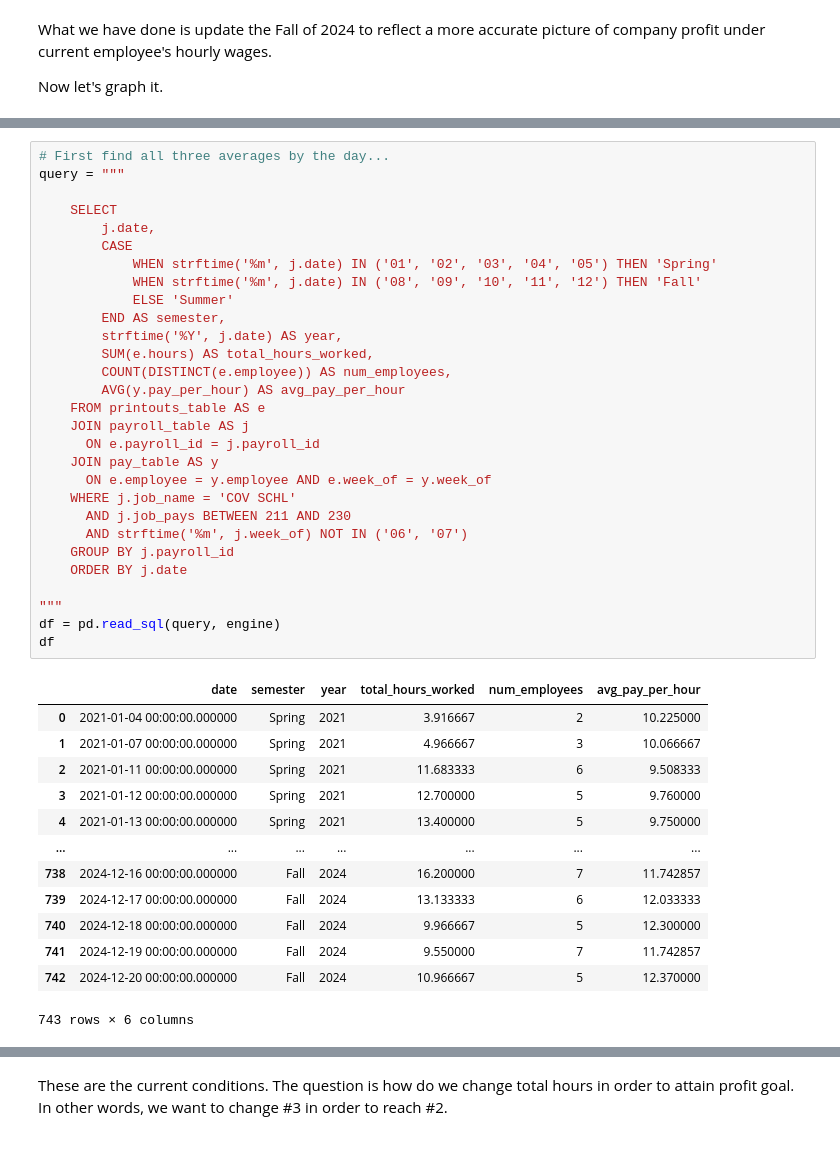
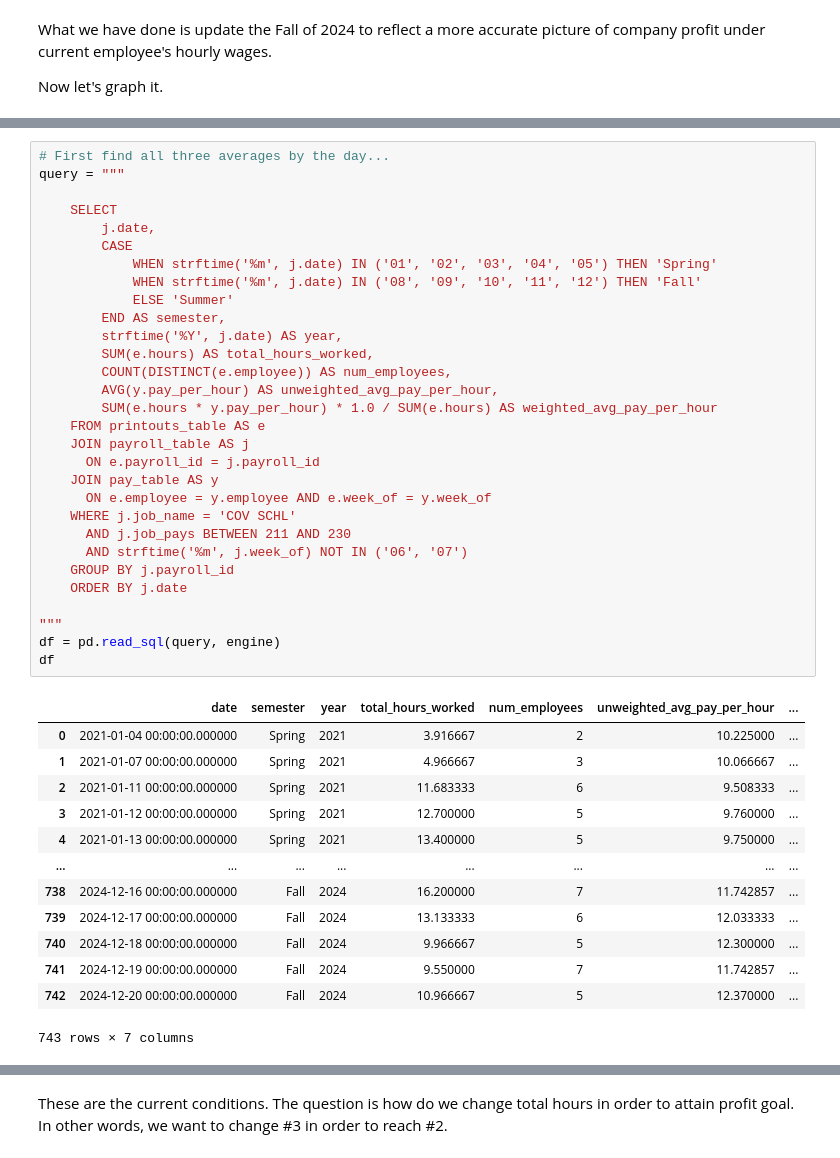
Before and after one commit to brianrosseau/projects, a Jupyter notebook: Kathy's Cleaning.ipynb, the cells around one changed output, grey strips where cells are left out. Saved outputs shown, nothing was run; the diff lists cells and outputs as text.

```diff
--- a/Kathy's Cleaning.ipynb
+++ b/Kathy's Cleaning.ipynb
@@ -1462,44 +1596,45 @@ df
 # %%
 # First find all three averages by the day...
 query = """
 
     SELECT
         j.date,
         CASE
             WHEN strftime('%m', j.date) IN ('01', '02', '03', '04', '05') THEN 'Spring'
             WHEN strftime('%m', j.date) IN ('08', '09', '10', '11', '12') THEN 'Fall'
             ELSE 'Summer'
         END AS semester,
         strftime('%Y', j.date) AS year,
         SUM(e.hours) AS total_hours_worked,
         COUNT(DISTINCT(e.employee)) AS num_employees,
-        AVG(y.pay_per_hour) AS avg_pay_per_hour
+        AVG(y.pay_per_hour) AS unweighted_avg_pay_per_hour,
+        SUM(e.hours * y.pay_per_hour) * 1.0 / SUM(e.hours) AS weighted_avg_pay_per_hour
     FROM printouts_table AS e
     JOIN payroll_table AS j
       ON e.payroll_id = j.payroll_id
     JOIN pay_table AS y
       ON e.employee = y.employee AND e.week_of = y.week_of
     WHERE j.job_name = 'COV SCHL'
       AND j.job_pays BETWEEN 211 AND 230
       AND strftime('%m', j.week_of) NOT IN ('06', '07')
     GROUP BY j.payroll_id
     ORDER BY j.date
 
 """
 df = pd.read_sql(query, engine)
 df
 # %% [output]
-|  | date | semester | year | total_hours_worked | num_employees | avg_pay_per_hour |
-| 0 | 2021-01-04 00:00:00.000000 | Spring | 2021 | 3.916667 | 2 | 10.225000 |
-| 1 | 2021-01-07 00:00:00.000000 | Spring | 2021 | 4.966667 | 3 | 10.066667 |
-| 2 | 2021-01-11 00:00:00.000000 | Spring | 2021 | 11.683333 | 6 | 9.508333 |
-| 3 | 2021-01-12 00:00:00.000000 | Spring | 2021 | 12.700000 | 5 | 9.760000 |
-| 4 | 2021-01-13 00:00:00.000000 | Spring | 2021 | 13.400000 | 5 | 9.750000 |
-| ... | ... | ... | ... | ... | ... | ... |
-| 738 | 2024-12-16 00:00:00.000000 | Fall | 2024 | 16.200000 | 7 | 11.742857 |
-| 739 | 2024-12-17 00:00:00.000000 | Fall | 2024 | 13.133333 | 6 | 12.033333 |
-| 740 | 2024-12-18 00:00:00.000000 | Fall | 2024 | 9.966667 | 5 | 12.300000 |
-| 741 | 2024-12-19 00:00:00.000000 | Fall | 2024 | 9.550000 | 7 | 11.742857 |
-| 742 | 2024-12-20 00:00:00.000000 | Fall | 2024 | 10.966667 | 5 | 12.370000 |
+|  | date | semester | year | total_hours_worked | num_employees | unweighted_avg_pay_per_hour | ... |
+| 0 | 2021-01-04 00:00:00.000000 | Spring | 2021 | 3.916667 | 2 | 10.225000 | ... |
+| 1 | 2021-01-07 00:00:00.000000 | Spring | 2021 | 4.966667 | 3 | 10.066667 | ... |
+| 2 | 2021-01-11 00:00:00.000000 | Spring | 2021 | 11.683333 | 6 | 9.508333 | ... |
+| 3 | 2021-01-12 00:00:00.000000 | Spring | 2021 | 12.700000 | 5 | 9.760000 | ... |
+| 4 | 2021-01-13 00:00:00.000000 | Spring | 2021 | 13.400000 | 5 | 9.750000 | ... |
+| ... | ... | ... | ... | ... | ... | ... | ... |
+| 738 | 2024-12-16 00:00:00.000000 | Fall | 2024 | 16.200000 | 7 | 11.742857 | ... |
+| 739 | 2024-12-17 00:00:00.000000 | Fall | 2024 | 13.133333 | 6 | 12.033333 | ... |
+| 740 | 2024-12-18 00:00:00.000000 | Fall | 2024 | 9.966667 | 5 | 12.300000 | ... |
+| 741 | 2024-12-19 00:00:00.000000 | Fall | 2024 | 9.550000 | 7 | 11.742857 | ... |
+| 742 | 2024-12-20 00:00:00.000000 | Fall | 2024 | 10.966667 | 5 | 12.370000 | ... |
-743 rows × 6 columns
+743 rows × 7 columns
 # %%
```
Also changed, not shown: parts of 131 cells of this notebook.
